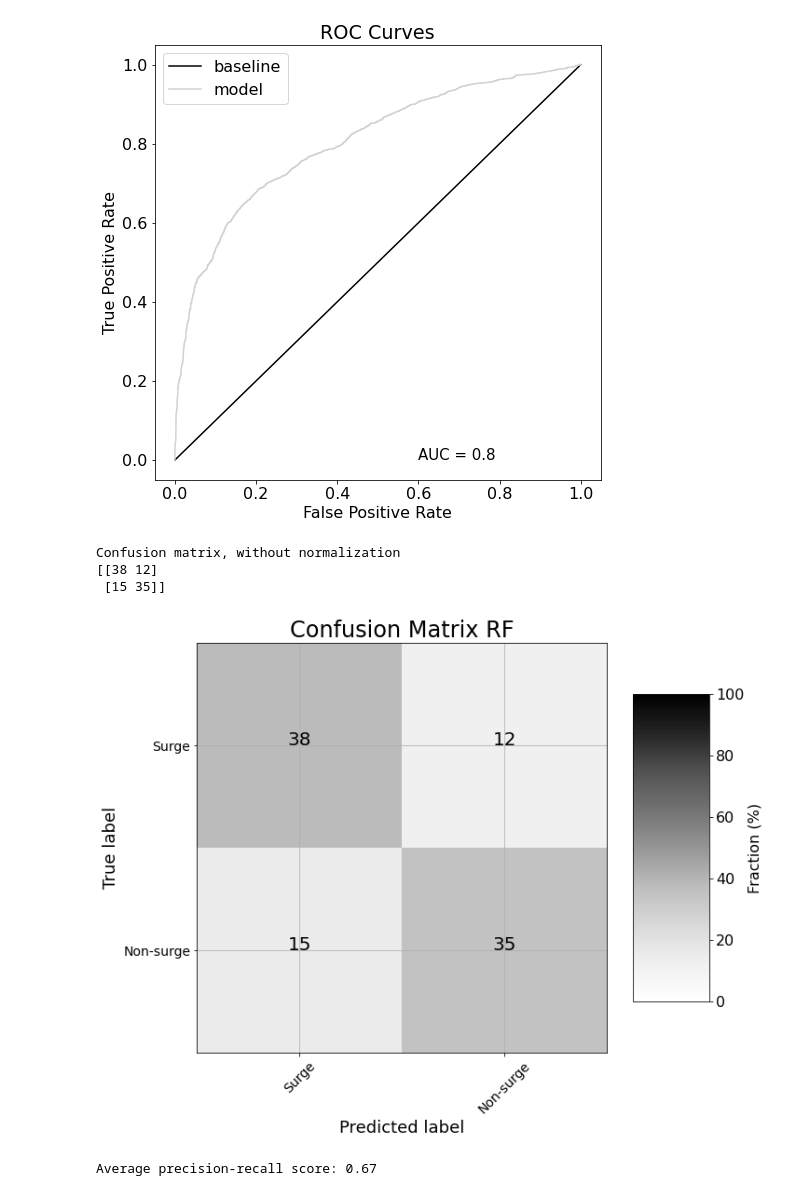
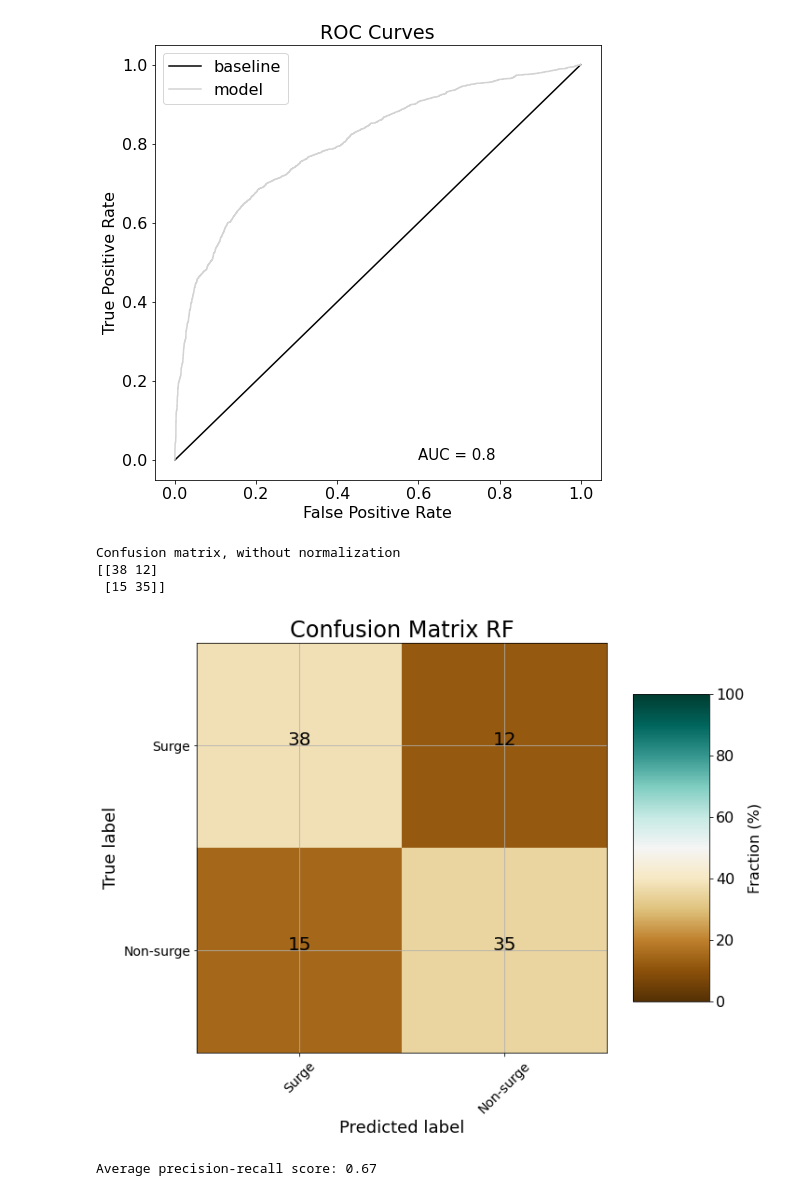
Before and after one commit to Colinebouch/glacier_ML, a Jupyter notebook: Code_clean/machine_learning/Model_evaluation/RF_xgb_LR_resample.ipynb, the cells around one changed output. Cells and saved outputs as stored; diff of their text form; code cells hidden in the pictures.

```diff
--- a/Code_clean/machine_learning/Model_evaluation/RF_xgb_LR_resample.ipynb
+++ b/Code_clean/machine_learning/Model_evaluation/RF_xgb_LR_resample.ipynb
@@ -282,12 +275,12 @@ Roc Baseline: 0.5 Test: 0.8 Train: 0.8
 # %%
 cm_rf = confusion_matrix(test_labels, rf_predictions)
 plot_confusion_matrix(np.round(cm_rf/(test_labels.shape)*100).astype(int), classes = ['Surge', 'Non-surge'],
-                      title = 'Confusion Matrix RF', cmap='Greys')
+                      title = 'Confusion Matrix RF', cmap='BrBG')
 # %% [output]
 Confusion matrix, without normalization
 [[38 12]
  [15 35]]
-[figure, old version]
+[figure, new version]
 # %%
 average_precision_rf = average_precision_score(test_labels, rf_predictions)
 
```
Also changed, not shown: parts of 22 cells of this notebook, 9 other files.
